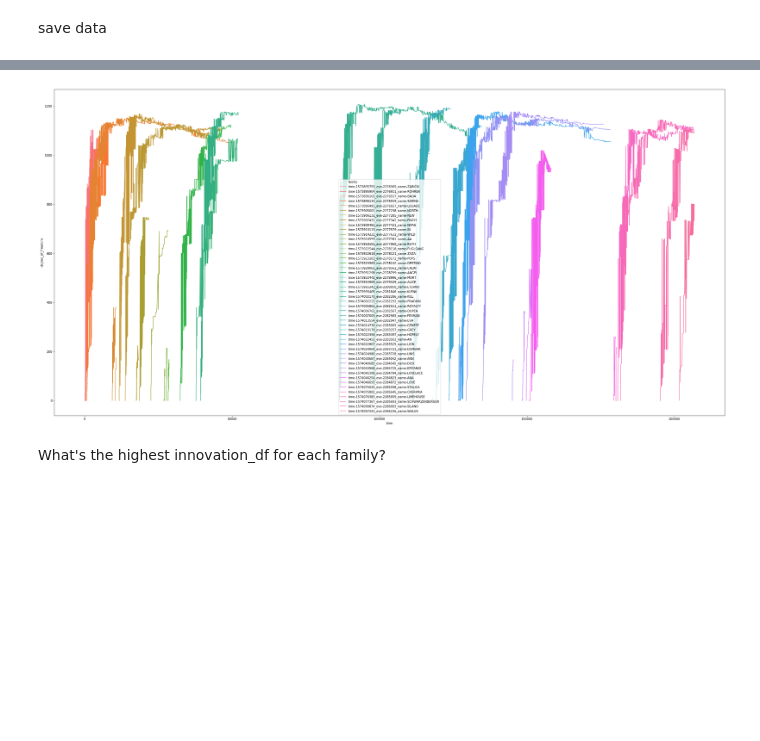
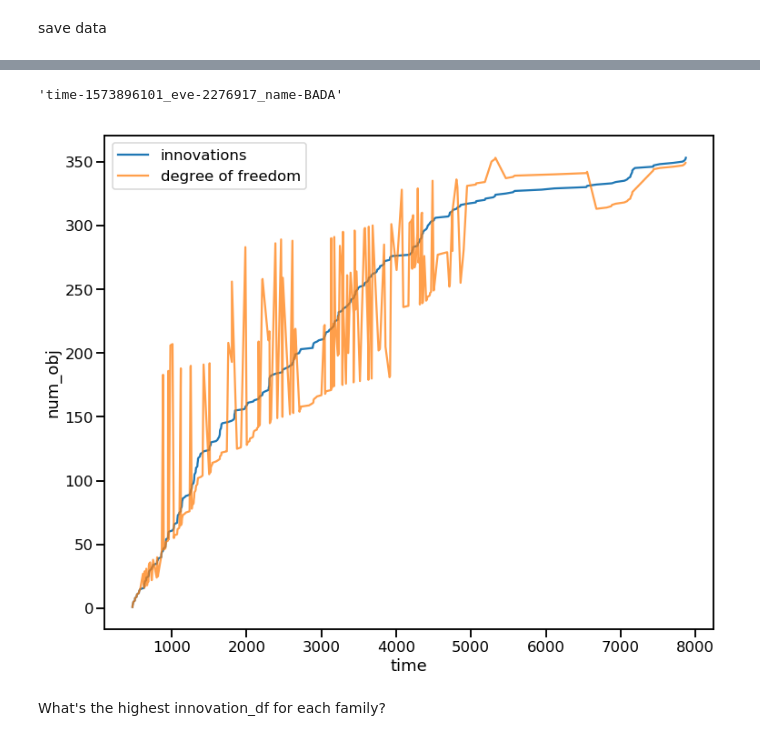
Before and after one commit to nataliavelez/OneHourOneLife, a Jupyter notebook: 5_longitudinal/5_3_innovation_df.ipynb, the cells around one changed output, grey strips where cells are left out. Drawn from its saved outputs; the diff is of its cells as text; code cells hidden in the pictures; blank space fills up the shorter version.

```diff
--- a/5_longitudinal/5_3_innovation_df.ipynb
+++ b/5_longitudinal/5_3_innovation_df.ipynb
@@ -112,9 +115,18 @@ plot innovation_df against time
-# %%
-plt.subplots(figsize = (40,20))
-sns.lineplot(data = data_new, x = 'time', y = 'degree_of_freedom', hue = 'family')
-plt.show()
-# %% [output]
-[figure, removed]
+# %%
+myfam = data_new.family.unique()[2]
+myfam
+# %% [output]
+'time-1573896101_eve-2276917_name-BADA'
+# %%
+sns.set_context('talk')
+fig, ax = plt.subplots(figsize = (12,10))
+sns.lineplot(data = data_new.loc[data_new.family == myfam], x = 'time', y = 'num_obj', label = 'innovations')
+# sns.lineplot(data = data_new, x = 'time', y = 'degree_of_freedom', hue = 'family')
+sns.lineplot(data = data_new.loc[data_new.family == myfam], x = 'time', y = 'degree_of_freedom', alpha = 0.75, label = 'degree of freedom')
+plt.savefig('innovation&df_growth', dpi = 100, transparent = True)
+# plt.show()
+# %% [output]
+[figure, added]
 # %% [markdown]
 What's the highest innovation_df for each family?
 # %%
```
Also changed, not shown: parts of 4 cells of this notebook.
